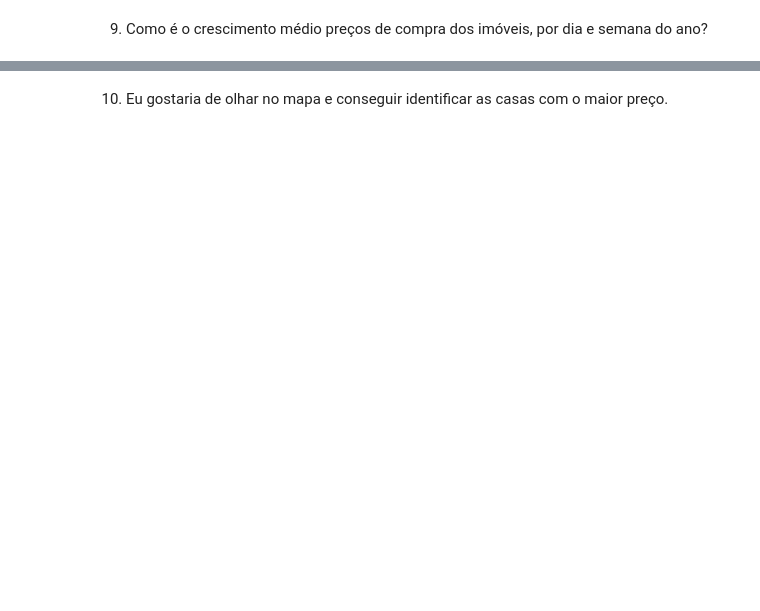
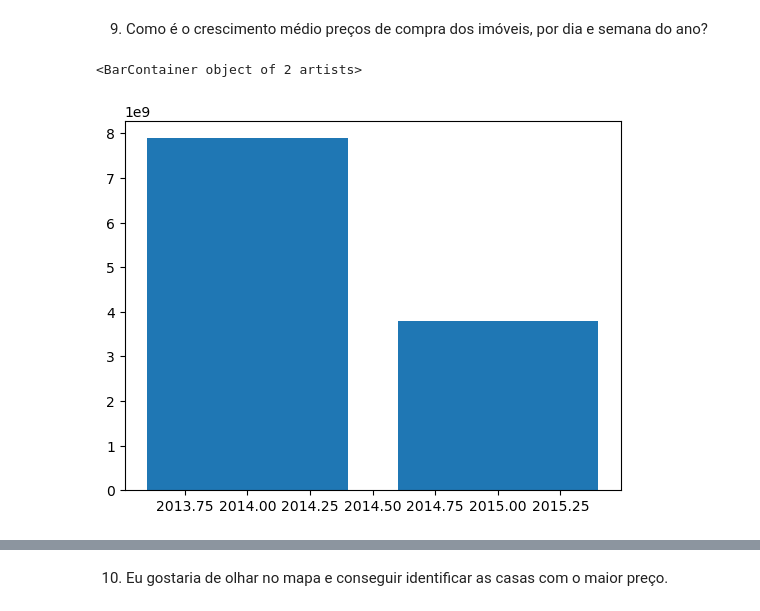
Before and after one commit to siquette/Analise-de-Dados-com-Python, a Jupyter notebook: m2/Módulo_03_Estruturas_de_dados.ipynb, the cells around one changed output, grey strips where cells are left out. Drawn from its saved outputs; the diff is of its cells as text; code cells hidden in the pictures; blank space fills up the shorter version.

```diff
--- a/m2/Módulo_03_Estruturas_de_dados.ipynb
+++ b/m2/Módulo_03_Estruturas_de_dados.ipynb
@@ -139,0 +178,13 @@ data[['sqft_living', 'yr_built']].groupby('sqft_living').mean()
+# %%
+#eixo x: anos
+#eixo y: soma dos precos
+
+
+data['year']= pd.to_datetime(data['date']).dt.year
+
+by_year = data[['price', 'year']].groupby('year').sum().reset_index()
+
+plt.bar( by_year['year'], by_year['price'])
+# %% [output]
+<BarContainer object of 2 artists>
+[figure, added]
```
Also changed, not shown: parts of 14 cells of this notebook, 1 other file.
